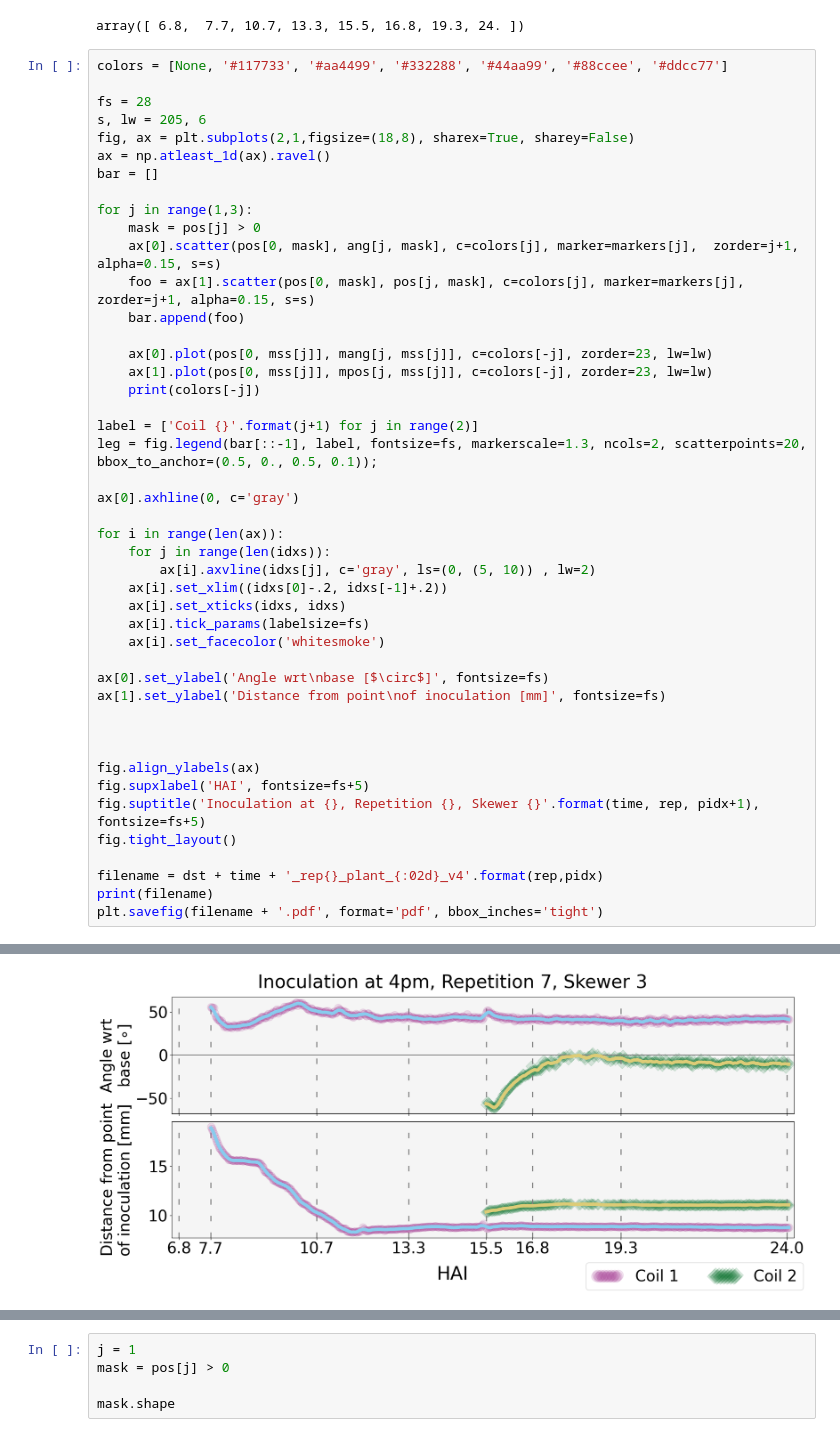
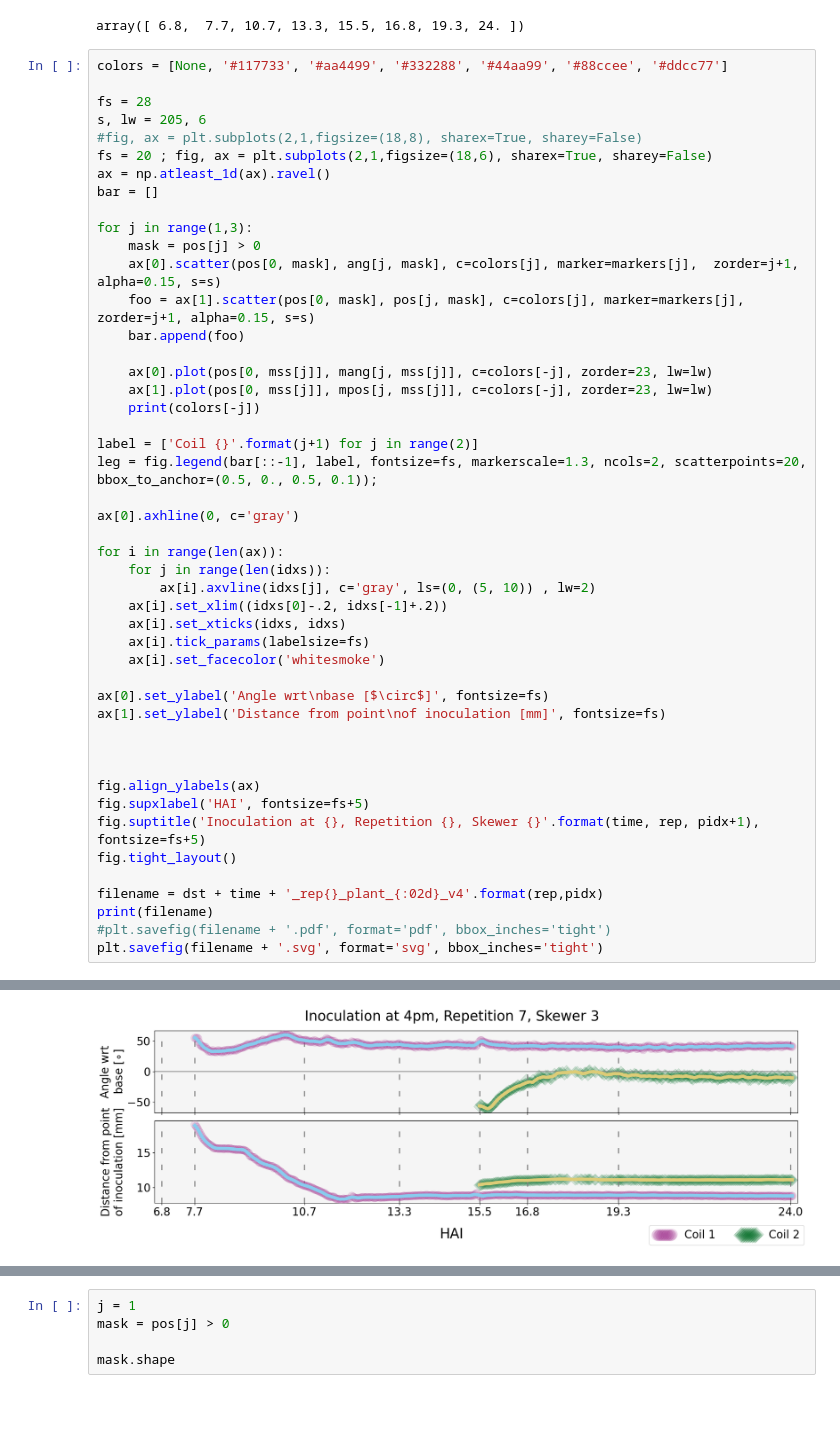
Before and after one commit to ejamezquita/cuscuta, a Jupyter notebook: jupyter/02_angle_tiff-Copy1.ipynb, the cells around one changed output, grey strips where cells are left out. Cells and saved outputs as stored; diff of their text form; blank space fills up the shorter version.

```diff
--- a/jupyter/02_angle_tiff-Copy1.ipynb
+++ b/jupyter/02_angle_tiff-Copy1.ipynb
@@ -481,7 +481,8 @@ colors = [None, '#117733', '#aa4499', '#332288', '#44aa99', '#88ccee', '#ddcc77'
 
 fs = 28
 s, lw = 205, 6
-fig, ax = plt.subplots(2,1,figsize=(18,8), sharex=True, sharey=False)
+#fig, ax = plt.subplots(2,1,figsize=(18,8), sharex=True, sharey=False)
+fs = 20 ; fig, ax = plt.subplots(2,1,figsize=(18,6), sharex=True, sharey=False)
 ax = np.atleast_1d(ax).ravel()
 bar = []
 
@@ -497,32 +498,33 @@ for j in range(1,3):
 
 label = ['Coil {}'.format(j+1) for j in range(2)]
 leg = fig.legend(bar[::-1], label, fontsize=fs, markerscale=1.3, ncols=2, scatterpoints=20, bbox_to_anchor=(0.5, 0., 0.5, 0.1));
 
 ax[0].axhline(0, c='gray')
 
 for i in range(len(ax)):
     for j in range(len(idxs)):
         ax[i].axvline(idxs[j], c='gray', ls=(0, (5, 10)) , lw=2)
     ax[i].set_xlim((idxs[0]-.2, idxs[-1]+.2))
     ax[i].set_xticks(idxs, idxs)
     ax[i].tick_params(labelsize=fs)
     ax[i].set_facecolor('whitesmoke')
 
 ax[0].set_ylabel('Angle wrt\nbase [$\circ$]', fontsize=fs)
 ax[1].set_ylabel('Distance from point\nof inoculation [mm]', fontsize=fs)
 
 
 
 fig.align_ylabels(ax)
 fig.supxlabel('HAI', fontsize=fs+5)
 fig.suptitle('Inoculation at {}, Repetition {}, Skewer {}'.format(time, rep, pidx+1), fontsize=fs+5)
 fig.tight_layout()
 
 filename = dst + time + '_rep{}_plant_{:02d}_v4'.format(rep,pidx)
 print(filename)
-plt.savefig(filename + '.pdf', format='pdf', bbox_inches='tight')
+#plt.savefig(filename + '.pdf', format='pdf', bbox_inches='tight')
+plt.savefig(filename + '.svg', format='svg', bbox_inches='tight')
 # %% [output]
 #ddcc77
 #88ccee
 ../proc/plots/4pm_rep7_plant_02_v4
-[figure, old version]
+[figure, new version]
```
Also changed, not shown: parts of 1 cell of this notebook, 11 other files.
